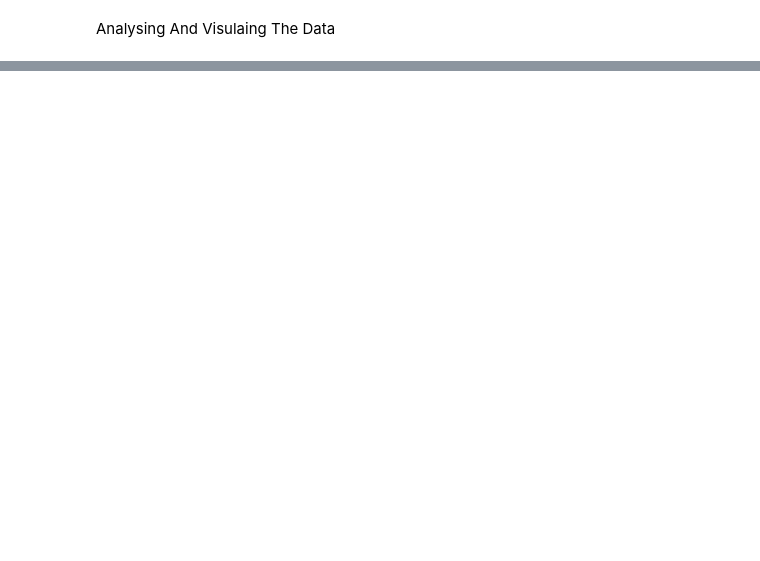
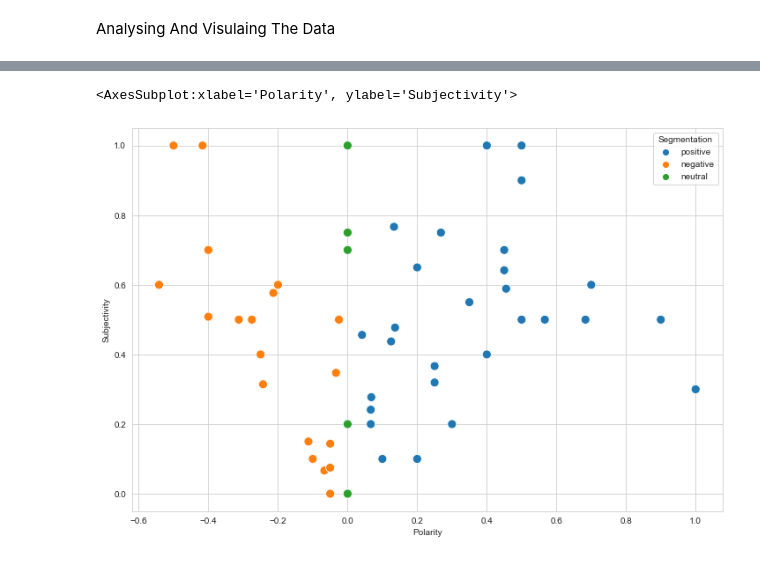
Before and after one commit to naqeeb2710/Twitter-Sentiment-Analysis, a Jupyter notebook: main.ipynb, the cells around one changed output, grey strips where cells are left out. Cells and saved outputs as stored; diff of their text form; code cells hidden in the pictures; blank space fills up the shorter version.

Commit message:
Performed Polarity Analysis

```diff
--- a/main.ipynb
+++ b/main.ipynb
@@ -104,0 +163,7 @@ Analysing And Visulaing The Data
+# %%
+plt.figure(figsize=(12,8))
+sns.set_style('whitegrid')
+sns.scatterplot(x="Polarity",y="Subjectivity",data=df,s=100,hue="Segmentation",legend='full')
+# %% [output]
+<AxesSubplot:xlabel='Polarity', ylabel='Subjectivity'>
+[figure, added]
```
Also changed, not shown: parts of 13 cells of this notebook, 1 other file.
